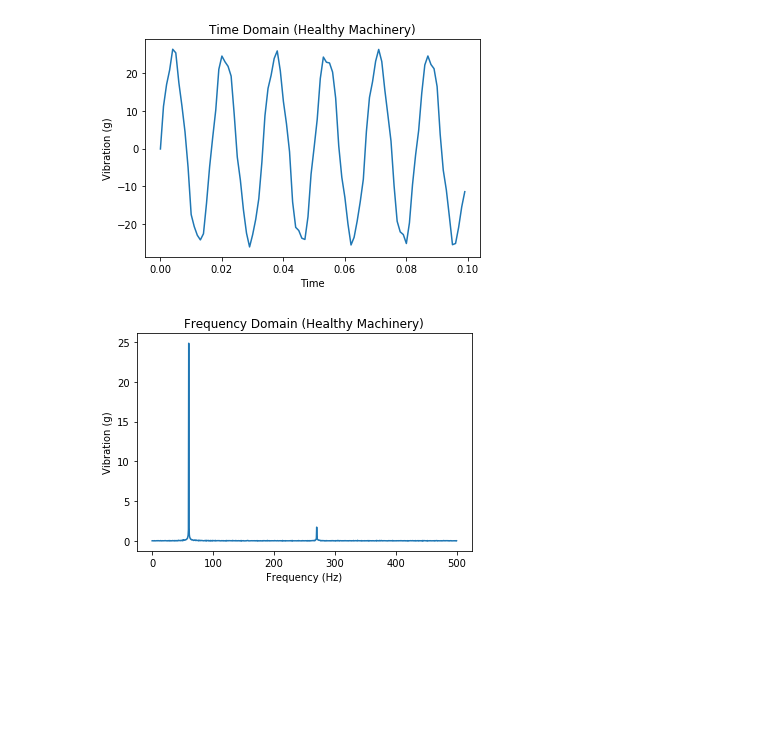
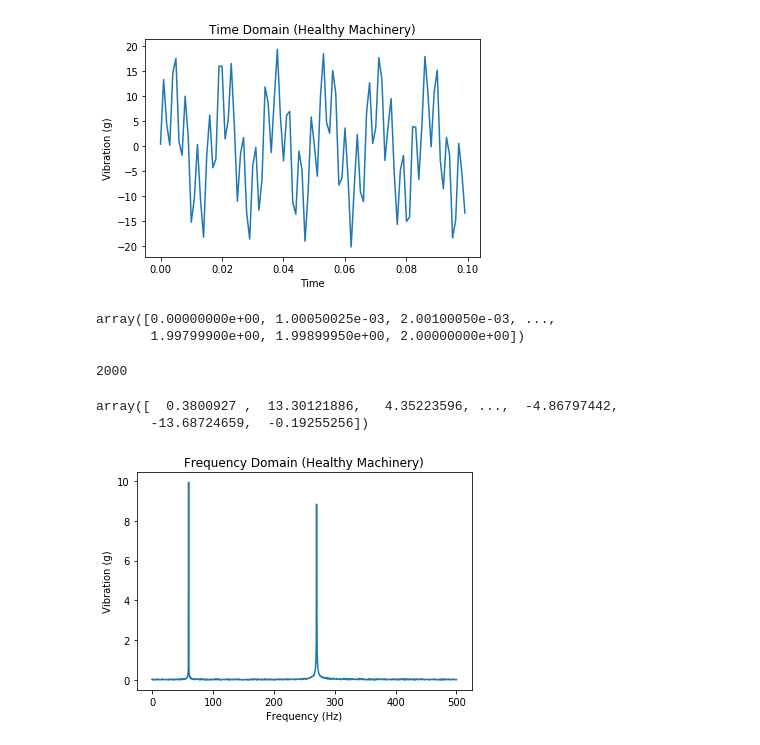
Before and after one commit to ywchiu/holintech, a Jupyter notebook: FFT.ipynb, the cells around one changed output. Saved outputs shown, nothing was run; the diff lists cells and outputs as text; code cells hidden in the pictures; blank space fills up the shorter version.

Commit message:
add train data

```diff
--- a/FFT.ipynb
+++ b/FFT.ipynb
@@ -2,37 +2,51 @@
 import numpy as np
 from scipy import pi
 import matplotlib.pyplot as plt
 %matplotlib inline
 
 # Sampling rate and time vector
 start_time = 0 # seconds
 end_time = 2 # seconds
 sampling_rate = 1000 # Hz
 N = (end_time - start_time)*sampling_rate # array size
 
 # Frequency domain peaks
 peak1_hz = 60 # Hz where the peak occurs
-peak1_mag = 25 # magnitude of the peak
+peak1_mag = 10 # magnitude of the peak
 peak2_hz = 270 # Hz where the peak occurs
-peak2_mag = 2 # magnitude of the peak
+peak2_mag = 10 # magnitude of the peak
 
 # Noise control
 noise_loc = 0 # the Gaussian noise is mean-centered
 noise_mag = 0.5 # magnitude of added noise
 
 # Vibration data generation
-time = np.linspace(start_time, end_time, N)
+time   = np.linspace(start_time, end_time, N)
 vib_data = peak1_mag*np.sin(2*pi*peak1_hz*time) + \
            peak2_mag*np.sin(2*pi*peak2_hz*time) + \
            np.random.normal(0, noise_mag, N)
 
 # Data plotting
 plt.plot(time[0:100], vib_data[0:100])
 plt.xlabel('Time')
 plt.ylabel('Vibration (g)')
 plt.title('Time Domain (Healthy Machinery)');
 # %% [output]
-[figure, old version]
+[figure, new version]
+# %%
+np.linspace(start_time, end_time, N)
+# %% [output]
+array([0.00000000e+00, 1.00050025e-03, 2.00100050e-03, ...,
+       1.99799900e+00, 1.99899950e+00, 2.00000000e+00])
+# %%
+len(vib_data)
+# %% [output]
+2000
+# %%
+vib_data
+# %% [output]
+array([  0.3800927 ,  13.30121886,   4.35223596, ...,  -4.86797442,
+       -13.68724659,  -0.19255256])
 # %%
 from scipy.fftpack import fft
 
@@ -50,4 +64,4 @@ plt.xlabel('Frequency (Hz)')
 plt.ylabel('Vibration (g)')
 plt.title('Frequency Domain (Healthy Machinery)');
 # %% [output]
-[figure, old version]
+[figure, new version]
```
